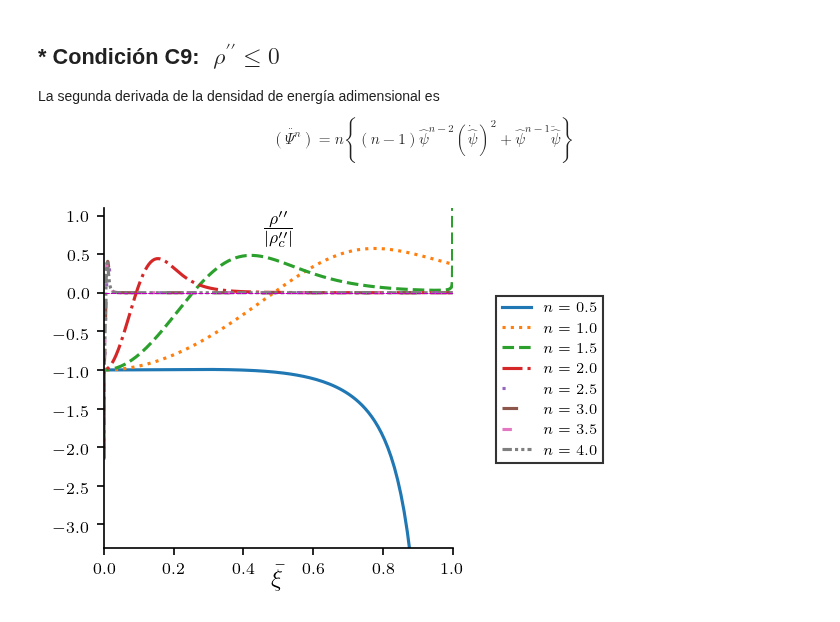
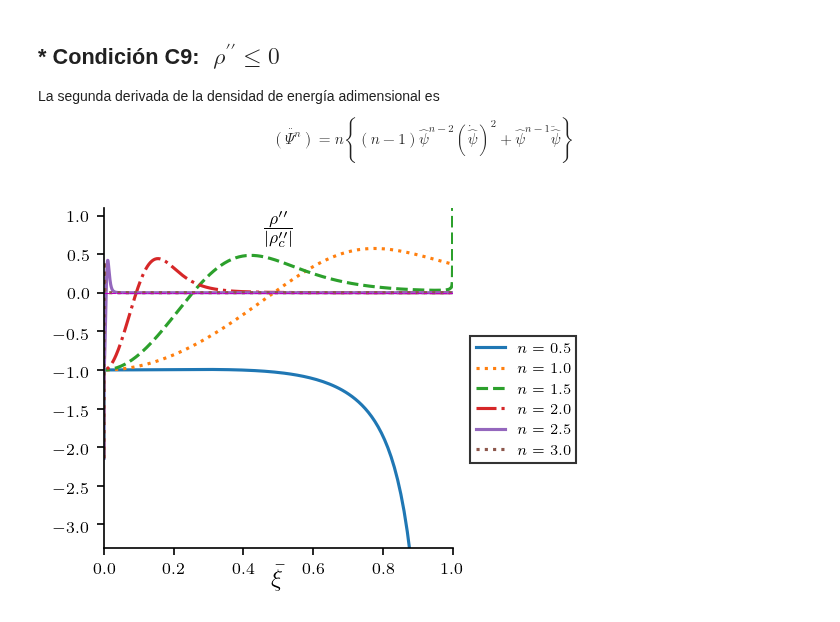
Before and after one commit to danielfsu/TrabajoDeInvestigacion, a Jupyter notebook: Polítropa_I_(Densidad_de_Masa)/Polítropa I (n).ipynb, the cells around one changed output. Saved outputs shown, nothing was run; the diff lists cells and outputs as text; code cells hidden in the pictures.

```diff
--- a/Polítropa_I_(Densidad_de_Masa)/Polítropa I (n).ipynb
+++ b/Polítropa_I_(Densidad_de_Masa)/Polítropa I (n).ipynb
@@ -370,16 +375,16 @@ La condición sobre la traza del tensor energía-momento es
 # %%
 fig, ax1 = plt.subplots(nrows=1,ncols=1,figsize=(3,3),dpi=150)
 
-for i in range(len(Lista_n)):
+for i in range(len(Lista_n2)):
 
-    ax1.plot(ListaModelos[i][0],ListaModelos[i][4],linestyle=LineStyles[i],label=r'$n = %.1f$'%(Lista_n[i]))
+    ax1.plot(ListaModelos[i][0],ListaModelos[i][4],linestyle=LineStyles[i],label=r'$n = %.1f$'%(Lista_n2[i]))
 
 ax1.set_xbound(0.0,1.0)
-ax1.set_ybound(-0.25,3.0)
+ax1.set_ybound(-0.25,1.5)
 ax1.set_xlabel(r'$\bar{\xi}$',fontsize=12)
 ax1.xaxis.set_label_coords(0.5, -0.05)
 ax1.set_title(r'$(\rho - P - 2P_{\perp})/P_{c}$', x=0.5,y=0.9,fontsize=9)
-ax1.legend(ncol=1, loc=(1.125,0.25),fontsize=7,edgecolor='k',fancybox=False)
+ax1.legend(ncol=1, loc=(1.05,0.25),fontsize=7,edgecolor='k',fancybox=False)
 ax1.spines['right'].set_color('none')
 ax1.spines['top'].set_color('none')
 ax1.axhline(y=0,color='m',linestyle=(0,(5,1)),linewidth=0.5)
@@ -402,10 +404,10 @@ respectivamente.
 # %%
 fig, (ax1, ax2) = plt.subplots(nrows=1, ncols=2, sharey=True, figsize=(6,3),dpi=150)
 
-for i in range(len(Lista_n)):
+for i in range(len(Lista_n2)):
 
-    ax1.plot(ListaModelos[i][0],ListaModelos[i][5][0],linestyle=LineStyles[i],label=r'$n = %.1f$'%(Lista_n[i]))
-    ax2.plot(ListaModelos[i][0],ListaModelos[i][5][1],linestyle=LineStyles[i],label=r'$n = %.1f$'%(Lista_n[i]))
+    ax1.plot(ListaModelos[i][0],ListaModelos[i][5][0],linestyle=LineStyles[i],label=r'$n = %.1f$'%(Lista_n2[i]))
+    ax2.plot(ListaModelos[i][0],ListaModelos[i][5][1],linestyle=LineStyles[i],label=r'$n = %.1f$'%(Lista_n2[i]))
 
 ax1.set_xbound(0.0,1.0)
 ax1.set_ybound(0.0,1.1)
@@ -416,7 +418,7 @@ ax1.xaxis.set_label_coords(0.5, -0.05)
 ax2.xaxis.set_label_coords(0.5, -0.05)
 ax1.set_title(r'$v^{2}_{s}$', x=0.5,y=0.9,fontsize=9)
 ax2.set_title(r'$v^{2}_{s \perp}$', x=0.5,y=0.9,fontsize=9)
-ax1.legend(ncol=4, loc=(0.2,-0.35),edgecolor='k',fancybox=False,fontsize=9)
+ax2.legend(ncol=len(Lista_n2)//2, loc=(-0.1-0.475*len(Lista_n2)/4,-0.35),edgecolor='k',fancybox=False,fontsize=9)
 ax1.spines['right'].set_color('none')
 ax1.spines['top'].set_color('none')
 ax2.spines['right'].set_color('none')
@@ -437,16 +439,16 @@ El índice adiabático es
 # %%
 fig, ax1 = plt.subplots(nrows=1,ncols=1,figsize=(3,3),dpi=150)
 
-for i in range(len(Lista_n)):
+for i in range(len(Lista_n2)):
 
-    ax1.plot(ListaModelos[i][0],ListaModelos[i][6],linestyle=LineStyles[i],label=r'$n = %.1f$'%(Lista_n[i]))
+    ax1.plot(ListaModelos[i][0],ListaModelos[i][6],linestyle=LineStyles[i],label=r'$n = %.1f$'%(Lista_n2[i]))
 
 ax1.set_xbound(0.0,1.0)
 ax1.set_ybound(1.0,3.5)
 ax1.set_xlabel(r'$\bar{\xi}$',fontsize=12)
 ax1.xaxis.set_label_coords(0.5, -0.05)
 ax1.set_title(r'$\Gamma$', x=0.5,y=0.9,fontsize=9)
-ax1.legend(ncol=1, loc=(1.125,0.25),fontsize=7,edgecolor='k',fancybox=False)
+ax1.legend(ncol=1, loc=(1.05,0.25),fontsize=7,edgecolor='k',fancybox=False)
 ax1.spines['right'].set_color('none')
 ax1.spines['top'].set_color('none')
 ax1.axhline(y=4/3,color='m',linestyle=(0,(5,1)),linewidth=0.5)
@@ -473,16 +475,16 @@ a \frac{\delta \mathcal{R}}{\delta \rho} &\equiv& \frac{h \sigma \left(n+1 \righ
 # %%
 fig, ax1 = plt.subplots(nrows=1, ncols=1, sharey=True, figsize=(3,3),dpi=150)
 
-for i in range(len(Lista_n)):
+for i in range(len(Lista_n2)):
 
-    ax1.plot(ListaModelos[i][0],ListaModelos[i][8],linestyle=LineStyles[i],label=r'$n = %.1f$'%(Lista_n[i]))
+    ax1.plot(ListaModelos[i][0],ListaModelos[i][8],linestyle=LineStyles[i],label=r'$n = %.1f$'%(Lista_n2[i]))
 
 ax1.set_xbound(0.0,1.0)
 ax1.set_ybound(-2.5,0.4)
 ax1.set_xlabel(r'$\bar{\xi}$',fontsize=12)
 ax1.xaxis.set_label_coords(0.5, -0.05)
 ax1.set_title(r'$\bar{\mathcal{R}}$', x=0.5,y=0.9,fontsize=9)
-ax1.legend(ncol=1, loc=(1.125,0.25),fontsize=7,edgecolor='k',fancybox=False)
+ax1.legend(ncol=1, loc=(1.05,0.25),fontsize=7,edgecolor='k',fancybox=False)
 ax1.spines['right'].set_color('none')
 ax1.spines['top'].set_color('none')
 ax1.axhline(y=0,color='m',linestyle=(0,(5,1)),linewidth=0.5)
@@ -500,20 +502,20 @@ La segunda derivada de la densidad de energía adimensional es
 # %%
 fig, ax1 = plt.subplots(nrows=1, ncols=1, figsize=(3,3),dpi=150)
 
-for i in range(len(Lista_n)):
+for i in range(len(Lista_n2)):
 
-    ax1.plot(ListaModelos[i][0],ListaModelos[i][9]/abs(ListaModelos[i][9][1]),linestyle=LineStyles[i],label=r'$n = %.1f$'%(Lista_n[i]))
+    ax1.plot(ListaModelos[i][0],ListaModelos[i][9]/abs(ListaModelos[i][9][1]),linestyle=LineStyles[i],label=r'$n = %.1f$'%(Lista_n2[i]))
 
 ax1.set_xbound(0.0,1.0)
 ax1.set_ybound(-3.3,1.1)
 ax1.set_xlabel(r'$\bar{\xi}$',fontsize=12)
 ax1.xaxis.set_label_coords(0.5, -0.05)
 ax1.set_title(r'$\frac{\rho^{\prime \prime}}{|\rho^{\prime \prime}_{c}|}$', x=0.5,y=0.85,fontsize=12)
-ax1.legend(ncol=1, loc=(1.125,0.25),fontsize=7,edgecolor='k',fancybox=False)
+ax1.legend(ncol=1, loc=(1.05,0.25),fontsize=7,edgecolor='k',fancybox=False)
 ax1.spines['right'].set_color('none')
 ax1.spines['top'].set_color('none')
 ax1.axhline(y=0,color='m',linestyle=(0,(5,1)),linewidth=0.5)
 
 plt.show()
 # %% [output]
-[figure, old version]
+[figure, new version]
```
Also changed, not shown: parts of 19 cells of this notebook.
